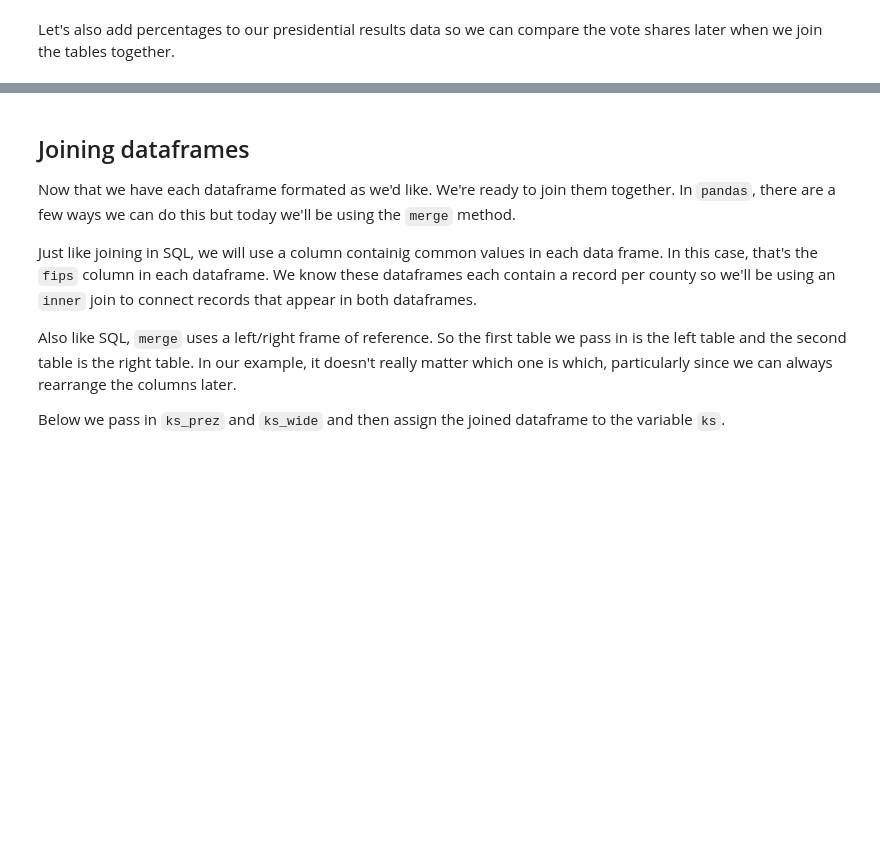
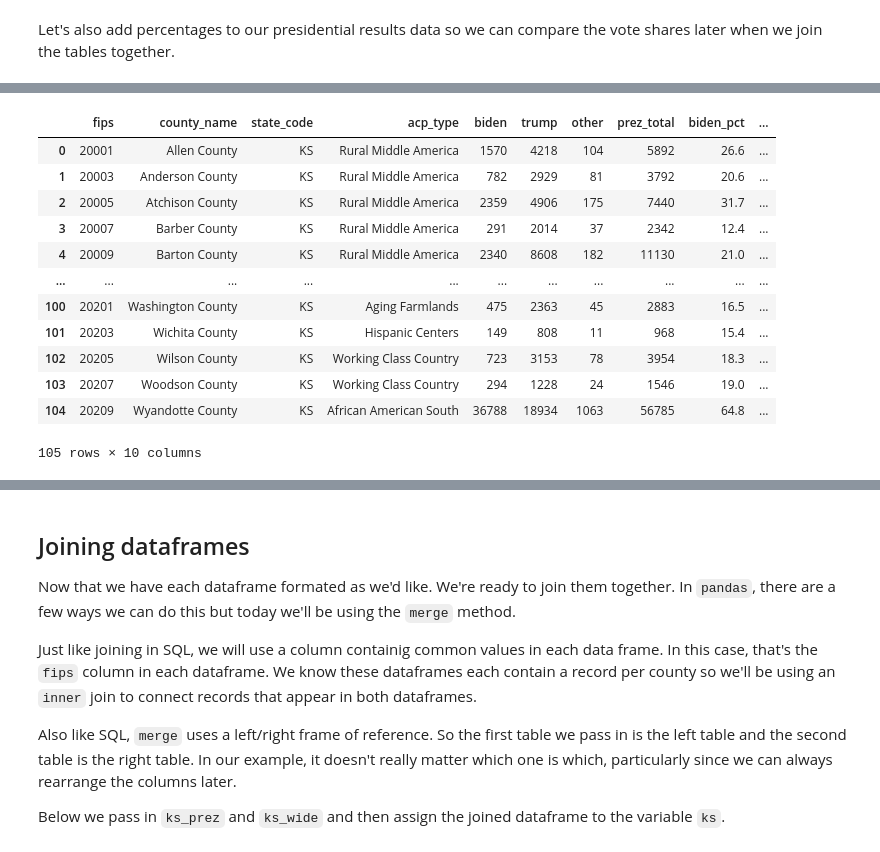
Before and after one commit to chadday/gtown_python, a Jupyter notebook: pandas_2_walkthru.ipynb, the cells around one changed output, grey strips where cells are left out. Cells and saved outputs as stored; diff of their text form; code cells hidden in the pictures; blank space fills up the shorter version.

```diff
--- a/pandas_2_walkthru.ipynb
+++ b/pandas_2_walkthru.ipynb
@@ -122,4 +220,20 @@ Let's also add percentages to our presidential results data so we can compare th
 # %%
 ks_prez['biden_pct'] = round(ks_prez['biden'] / ks_prez['prez_total'], 3) * 100
 
 ks_prez['trump_pct'] = round(ks_prez['trump'] / ks_prez['prez_total'], 3) * 100
+
+ks_prez
+# %% [output]
+|  | fips | county_name | state_code | acp_type | biden | trump | other | prez_total | biden_pct | ... |
+| 0 | 20001 | Allen County | KS | Rural Middle America | 1570 | 4218 | 104 | 5892 | 26.6 | ... |
+| 1 | 20003 | Anderson County | KS | Rural Middle America | 782 | 2929 | 81 | 3792 | 20.6 | ... |
+| 2 | 20005 | Atchison County | KS | Rural Middle America | 2359 | 4906 | 175 | 7440 | 31.7 | ... |
+| 3 | 20007 | Barber County | KS | Rural Middle America | 291 | 2014 | 37 | 2342 | 12.4 | ... |
+| 4 | 20009 | Barton County | KS | Rural Middle America | 2340 | 8608 | 182 | 11130 | 21.0 | ... |
+| ... | ... | ... | ... | ... | ... | ... | ... | ... | ... | ... |
+| 100 | 20201 | Washington County | KS | Aging Farmlands | 475 | 2363 | 45 | 2883 | 16.5 | ... |
+| 101 | 20203 | Wichita County | KS | Hispanic Centers | 149 | 808 | 11 | 968 | 15.4 | ... |
+| 102 | 20205 | Wilson County | KS | Working Class Country | 723 | 3153 | 78 | 3954 | 18.3 | ... |
+| 103 | 20207 | Woodson County | KS | Working Class Country | 294 | 1228 | 24 | 1546 | 19.0 | ... |
+| 104 | 20209 | Wyandotte County | KS | African American South | 36788 | 18934 | 1063 | 56785 | 64.8 | ... |
+105 rows × 10 columns
```
Also changed, not shown: parts of 20 cells of this notebook, 2 other files.
